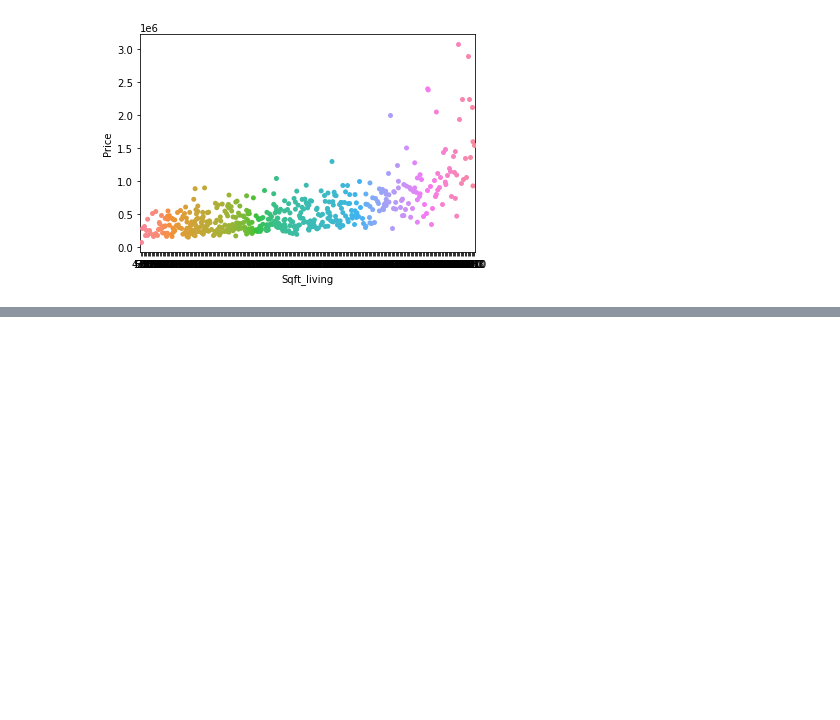
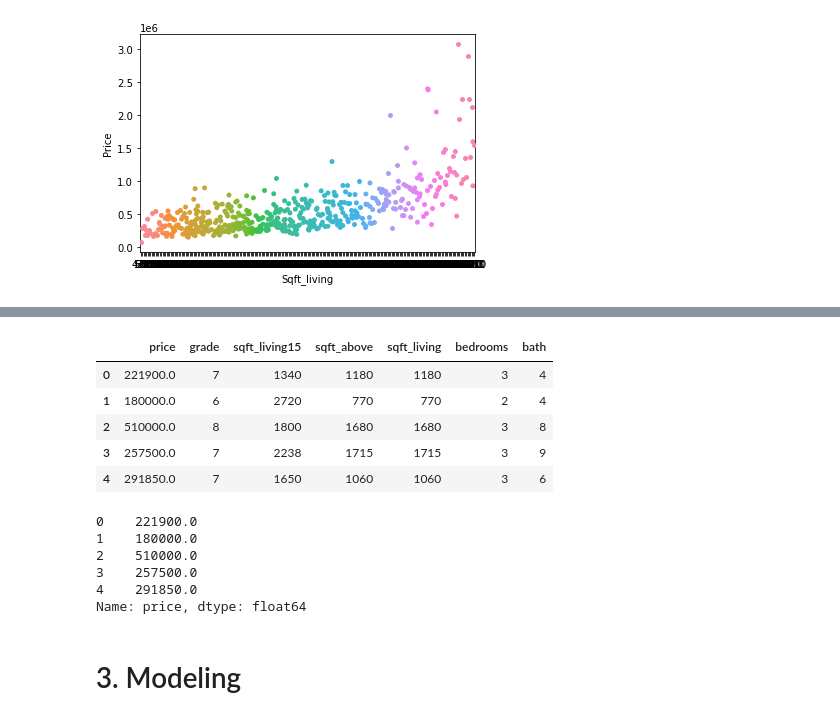
Before and after one commit to estela19/AIFFEL, a Jupyter notebook: exp06/[E-06]predict_price.ipynb, the cells around one changed output, grey strips where cells are left out. Saved outputs shown, nothing was run; the diff lists cells and outputs as text; code cells hidden in the pictures; blank space fills up the shorter version.

```diff
--- a/exp06/[E-06]predict_price.ipynb
+++ b/exp06/[E-06]predict_price.ipynb
@@ -348,0 +401,26 @@ piecount('bathrooms')
+# %%
+sub = f_data.iloc[train_len:, :]
+x = f_data.iloc[:train_len, :]
+y = x['price']
+# %%
+x.head()
+# %% [output]
+|  | price | grade | sqft_living15 | sqft_above | sqft_living | bedrooms | bath |
+| 0 | 221900.0 | 7 | 1340 | 1180 | 1180 | 3 | 4 |
+| 1 | 180000.0 | 6 | 2720 | 770 | 770 | 2 | 4 |
+| 2 | 510000.0 | 8 | 1800 | 1680 | 1680 | 3 | 8 |
+| 3 | 257500.0 | 7 | 2238 | 1715 | 1715 | 3 | 9 |
+| 4 | 291850.0 | 7 | 1650 | 1060 | 1060 | 3 | 6 |
+# %%
+y.head()
+
+#
+# %% [output]
+0    221900.0
+1    180000.0
+2    510000.0
+3    257500.0
+4    291850.0
+Name: price, dtype: float64
+# %% [markdown]
+# 3. Modeling
```
Also changed, not shown: parts of 21 cells of this notebook, 5 other files.
